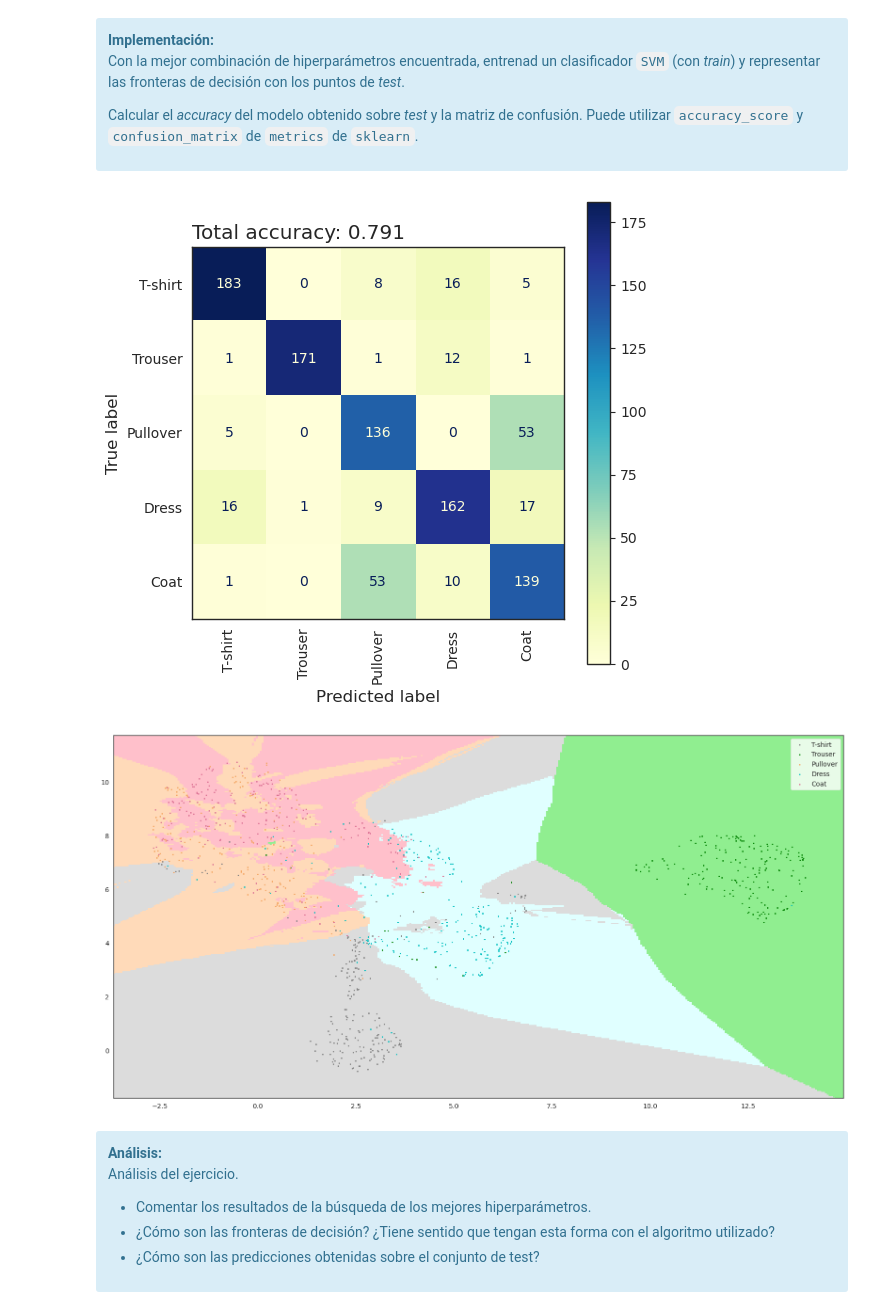
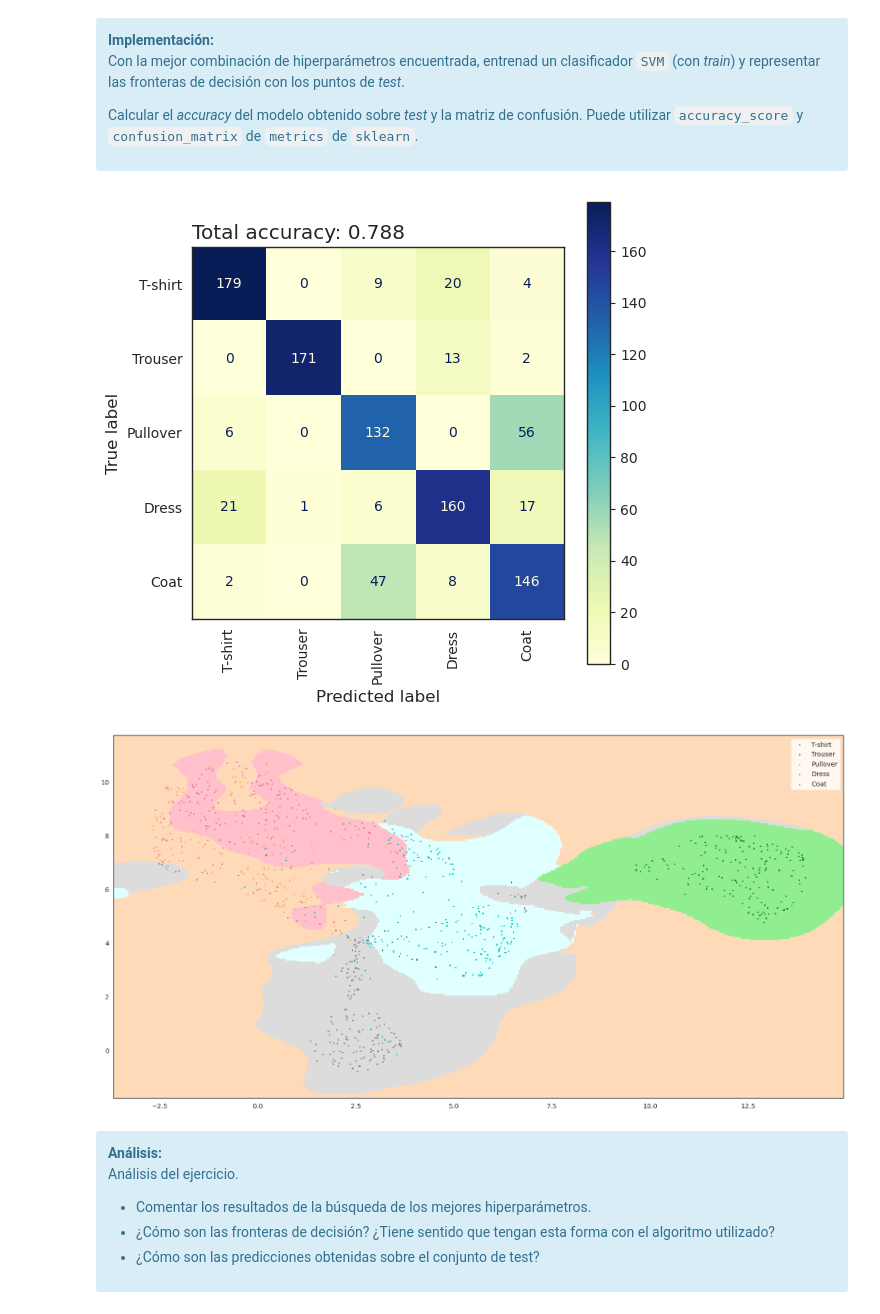
Before and after one commit to gvillalba86/AdvancedDataMininig, a Jupyter notebook: PEC3/20221_M2.855_PEC3_gvillalbaa.ipynb, the cells around one changed output. Drawn from its saved outputs; the diff is of its cells as text; code cells hidden in the pictures.

```diff
--- a/PEC3/20221_M2.855_PEC3_gvillalbaa.ipynb
+++ b/PEC3/20221_M2.855_PEC3_gvillalbaa.ipynb
@@ -449,14 +448,14 @@ Con la mejor combinación de hiperparámetros encuentrada, entrenad un clasifica
 Calcular el _accuracy_ del modelo obtenido sobre _test_ y la matriz de confusión. Puede utilizar `accuracy_score` y `confusion_matrix` de `metrics` de `sklearn`.
 </div>
 # %%
-final_svc = gs_knn.best_estimator_.fit(X_train_projection, y_train)
+final_svc = gs_svc.best_estimator_.fit(X_train_projection, y_train)
 show_cf_accuracy(final_svc, X_test_projection, y_test, labels)
 # %% [output]
-[figure, old version]
+[figure, new version]
 # %%
-plot_decision_boundaries(final_knn, X_test_projection, y_test)
+plot_decision_boundaries(final_svc, X_test_projection, y_test)
 # %% [output]
-[figure, old version]
+[figure, new version]
 # %% [markdown]
 <div class="alert alert-block alert-info">
 <strong>Análisis:</strong>
```
Also changed, not shown: parts of 58 cells of this notebook.
